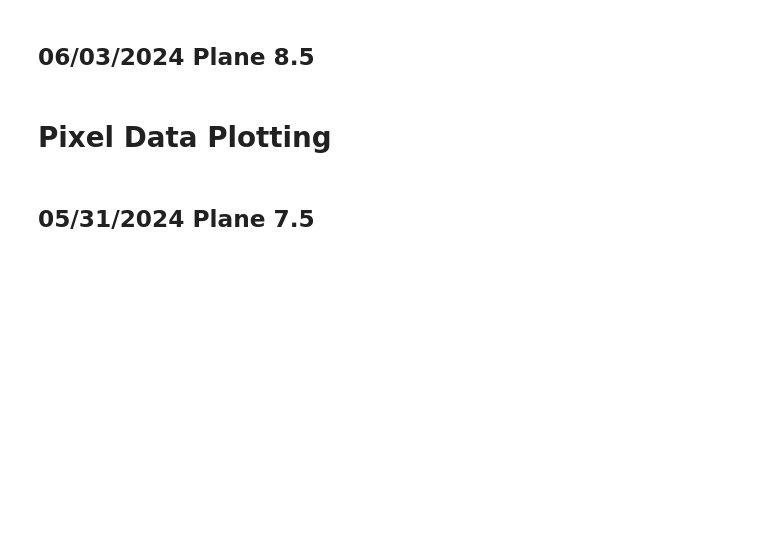
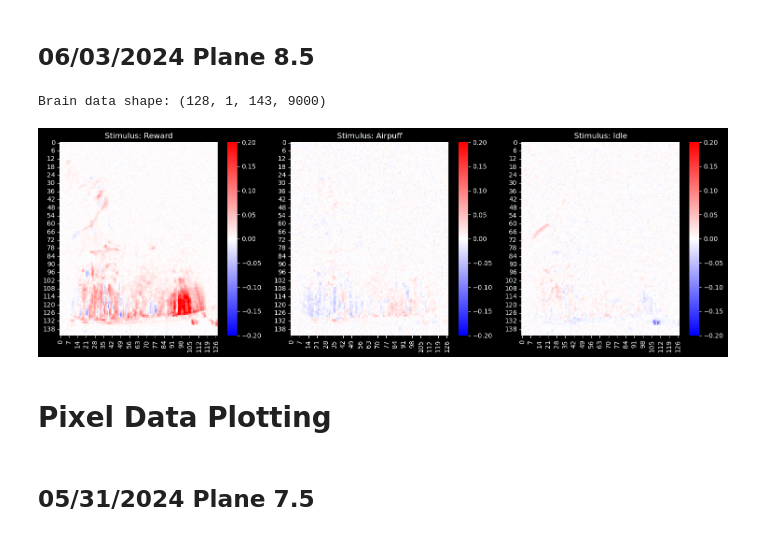
Before and after one commit to yibeichan/fUSi-workflow, a Jupyter notebook: code/082124_updates.ipynb, the cells around one changed output. Saved outputs shown, nothing was run; the diff lists cells and outputs as text; code cells hidden in the pictures; blank space fills up the shorter version.

```diff
--- a/code/082124_updates.ipynb
+++ b/code/082124_updates.ipynb
@@ -196,10 +193,13 @@ psth(data_dir, brain_filename, event_filename)
 ## 06/03/2024 Plane 8.5
 # %%
 data_dir = os.path.join(task_dir, 'Grouper_0603_8.5')
-brain_filename = 'Grouper_audiocue_060324_fus2D.2Dscan_1_fus2D.source.nii'
+brain_filename = 'Grouper_audiocue_060324_corrected3.nii.gz'
 event_filename = 'mldata.mat'
 
 psth(data_dir, brain_filename, event_filename)
+# %% [output]
+Brain data shape: (128, 1, 143, 9000)
+[figure, added]
 # %% [markdown]
 # Pixel Data Plotting
 # %% [markdown]
```
Also changed, not shown: parts of 5 cells of this notebook.
